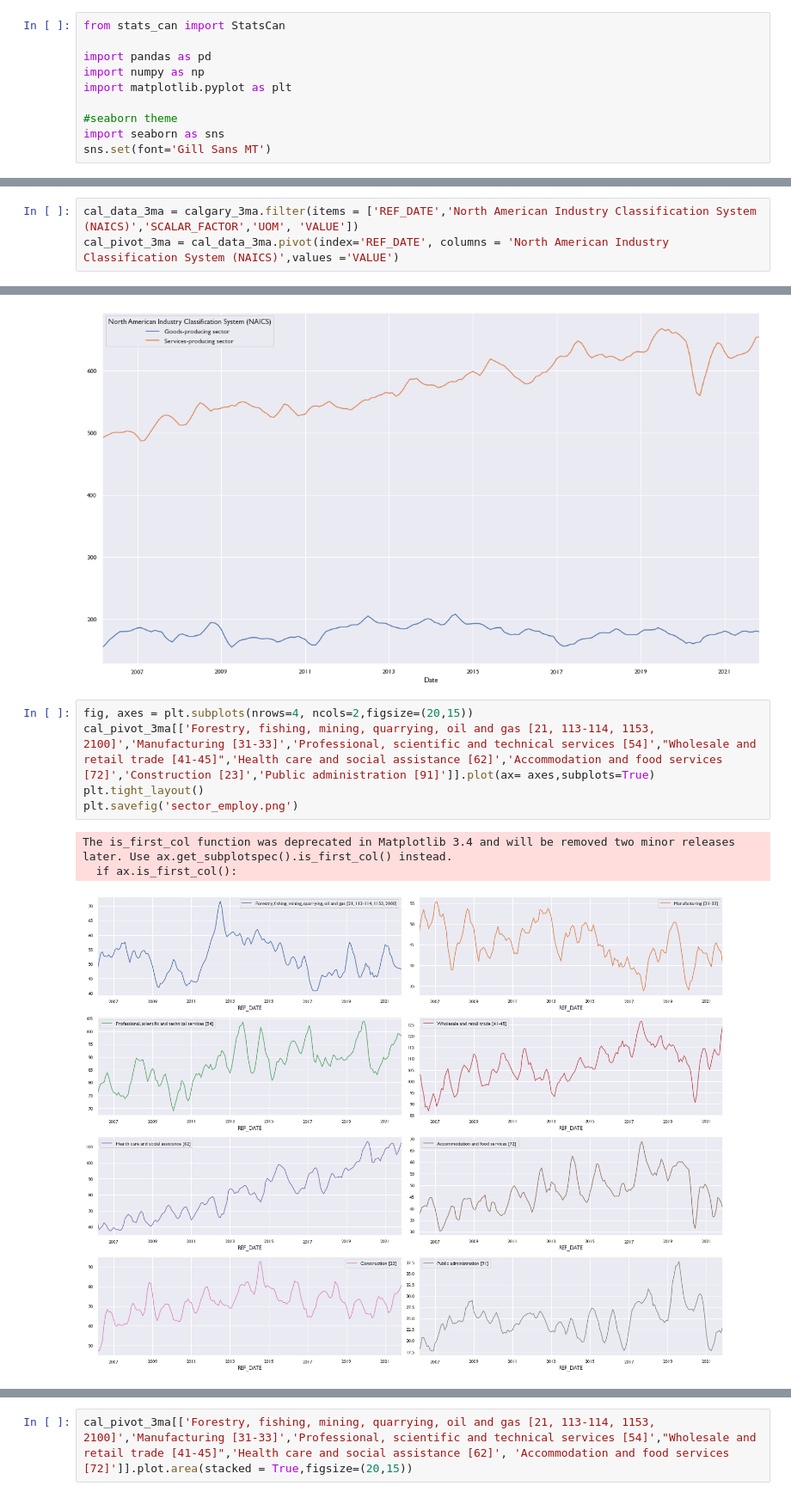
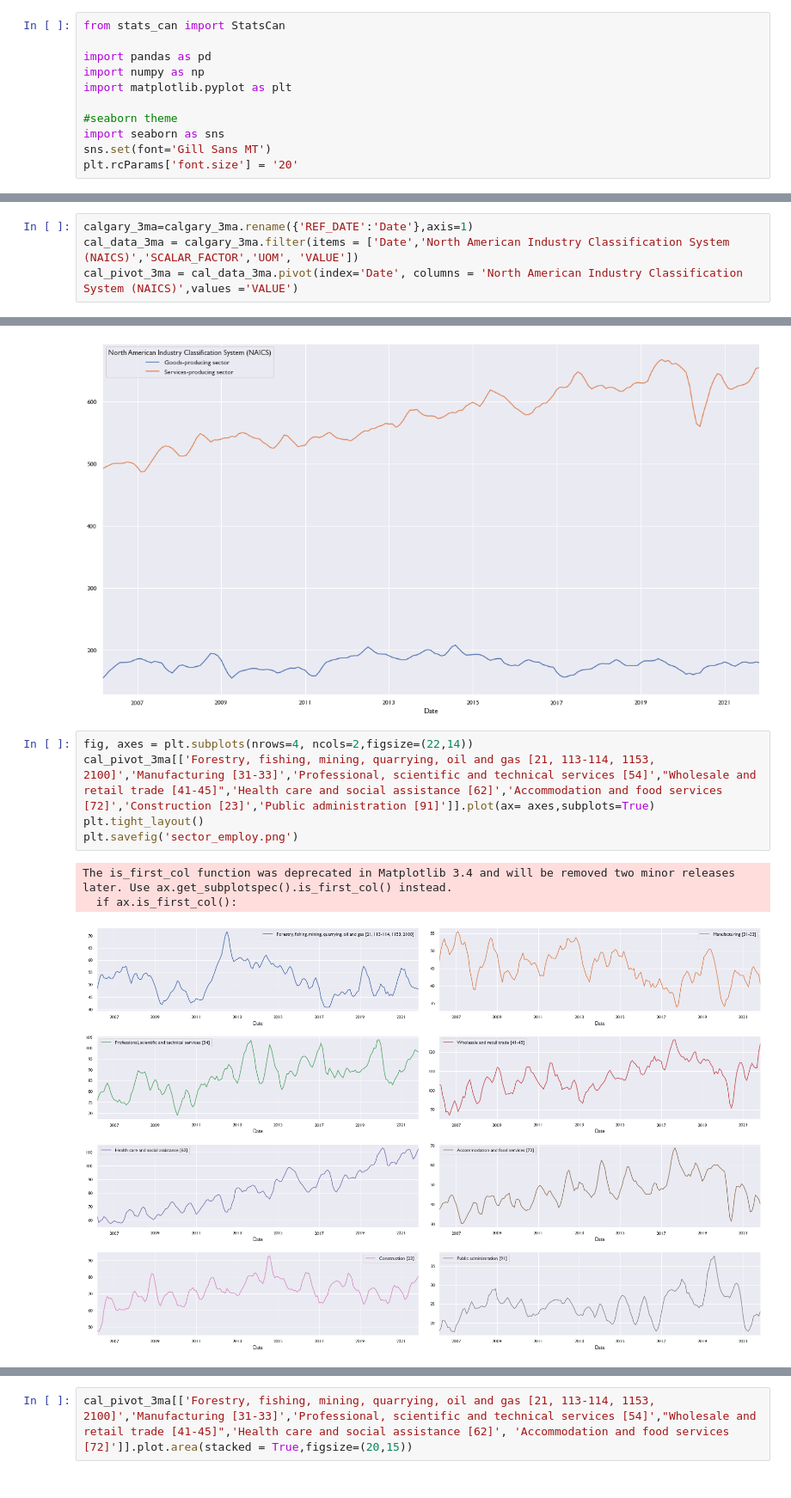
Before and after one commit to doublebigmak/housing_stats, a Jupyter notebook: cal_industry.ipynb, the cells around one changed output, grey strips where cells are left out. Shown: that part at 86% size. Drawn from its saved outputs; the diff is of its cells as text.

```diff
--- a/cal_industry.ipynb
+++ b/cal_industry.ipynb
@@ -8,6 +8,7 @@ import matplotlib.pyplot as plt
 #seaborn theme
 import seaborn as sns
 sns.set(font='Gill Sans MT')
+plt.rcParams['font.size'] = '20'
 # %%
 sc = StatsCan()
 # %%
@@ -110,5 +111,6 @@ df_3ma
 # %%
 calgary_3ma = df_3ma[df_3ma['GEO']=='Calgary, Alberta']
 # %%
-cal_data_3ma = calgary_3ma.filter(items = ['REF_DATE','North American Industry Classification System (NAICS)','SCALAR_FACTOR','UOM', 'VALUE'])
-cal_pivot_3ma = cal_data_3ma.pivot(index='REF_DATE', columns = 'North American Industry Classification System (NAICS)',values ='VALUE')
+calgary_3ma=calgary_3ma.rename({'REF_DATE':'Date'},axis=1)
+cal_data_3ma = calgary_3ma.filter(items = ['Date','North American Industry Classification System (NAICS)','SCALAR_FACTOR','UOM', 'VALUE'])
+cal_pivot_3ma = cal_data_3ma.pivot(index='Date', columns = 'North American Industry Classification System (NAICS)',values ='VALUE')
@@ -140,12 +159,12 @@ plt.savefig('goods_service.png')
 # %% [output]
 [figure]
 # %%
-fig, axes = plt.subplots(nrows=4, ncols=2,figsize=(20,15))
+fig, axes = plt.subplots(nrows=4, ncols=2,figsize=(22,14))
 cal_pivot_3ma[['Forestry, fishing, mining, quarrying, oil and gas [21, 113-114, 1153, 2100]','Manufacturing [31-33]','Professional, scientific and technical services [54]',"Wholesale and retail trade [41-45]",'Health care and social assistance [62]','Accommodation and food services [72]','Construction [23]','Public administration [91]']].plot(ax= axes,subplots=True)
 plt.tight_layout()
 plt.savefig('sector_employ.png')
 # %% [output]
 The is_first_col function was deprecated in Matplotlib 3.4 and will be removed two minor releases later. Use ax.get_subplotspec().is_first_col() instead.
   if ax.is_first_col():
-[figure, old version]
+[figure, new version]
 # %%
```
Also changed, not shown: parts of 4 cells of this notebook, 4 other files.
